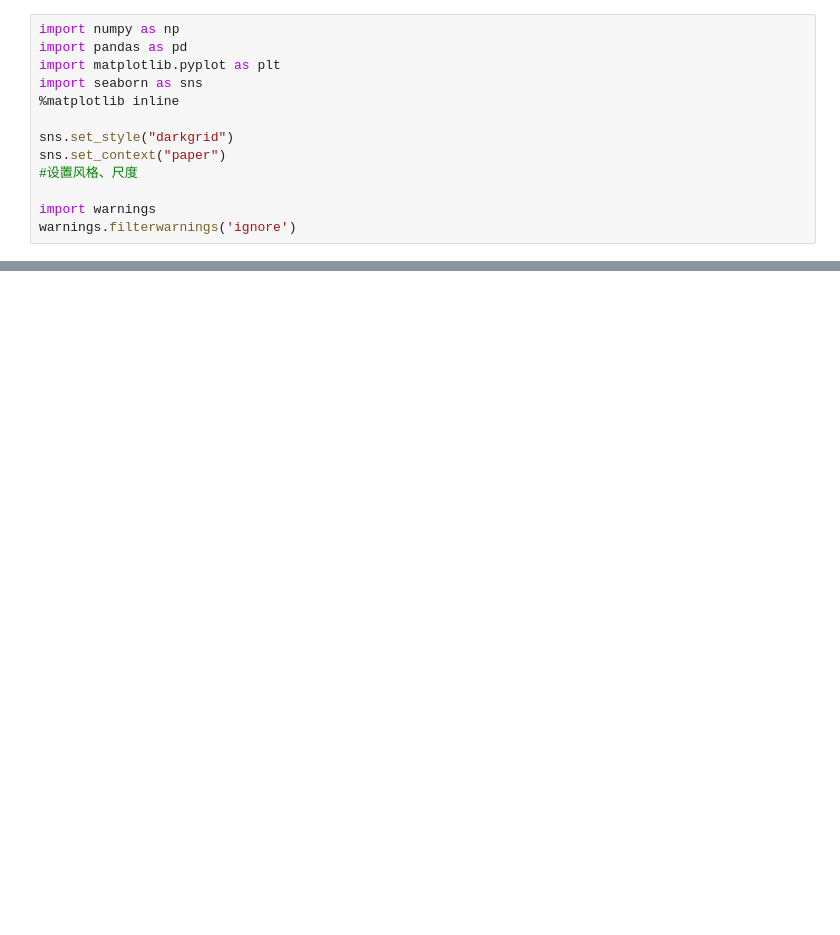
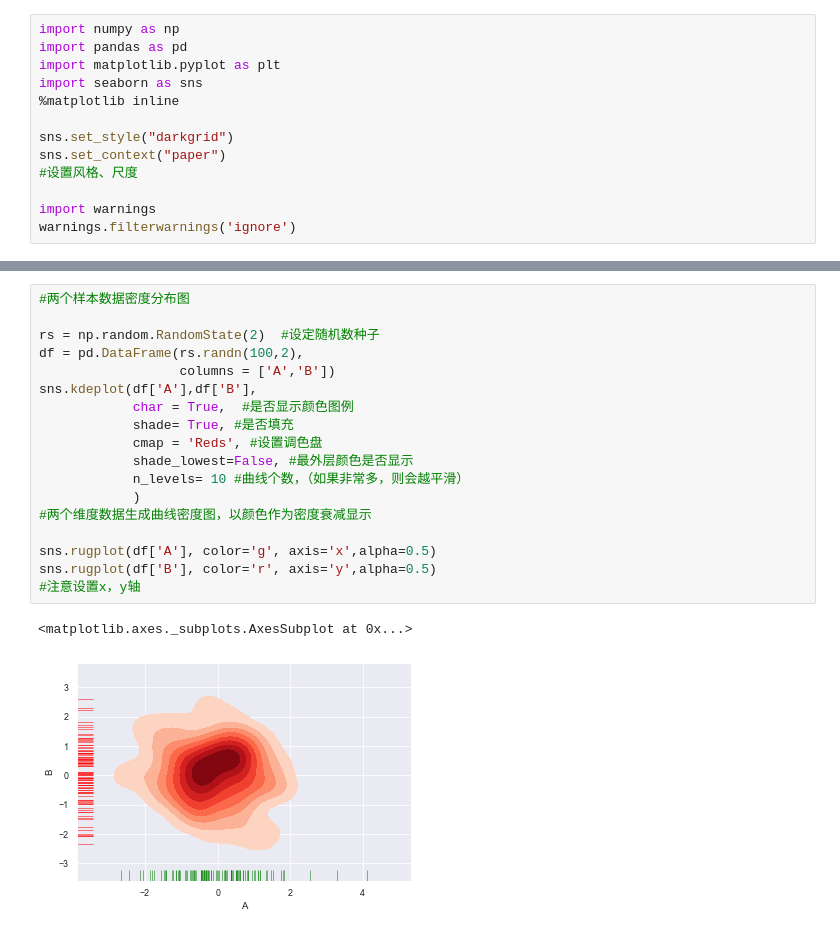
Before and after one commit to 2804983329/data-analysis, a Jupyter notebook: 数据分析python升级/00/matplotlib图表快速表达.ipynb, the cells around one changed output, grey strips where cells are left out. Drawn from its saved outputs; the diff is of its cells as text; blank space fills up the shorter version.

```diff
--- a/数据分析python升级/00/matplotlib图表快速表达.ipynb
+++ b/数据分析python升级/00/matplotlib图表快速表达.ipynb
@@ -96 +102,22 @@ sns.violinplot(x="day", y="total_bill", data=tips,
 [figure]
+# %%
+#两个样本数据密度分布图
+
+rs = np.random.RandomState(2)  #设定随机数种子
+df = pd.DataFrame(rs.randn(100,2),
+                  columns = ['A','B'])
+sns.kdeplot(df['A'],df['B'],
+            char = True,  #是否显示颜色图例
+            shade= True, #是否填充
+            cmap = 'Reds', #设置调色盘
+            shade_lowest=False, #最外层颜色是否显示
+            n_levels= 10 #曲线个数，（如果非常多，则会越平滑）
+            )
+#两个维度数据生成曲线密度图，以颜色作为密度衰减显示
+
+sns.rugplot(df['A'], color='g', axis='x',alpha=0.5)
+sns.rugplot(df['B'], color='r', axis='y',alpha=0.5)
+#注意设置x，y轴
+# %% [output]
+<matplotlib.axes._subplots.AxesSubplot at 0x...>
+[figure, added]
```
Also changed, not shown: parts of 4 cells of this notebook.
